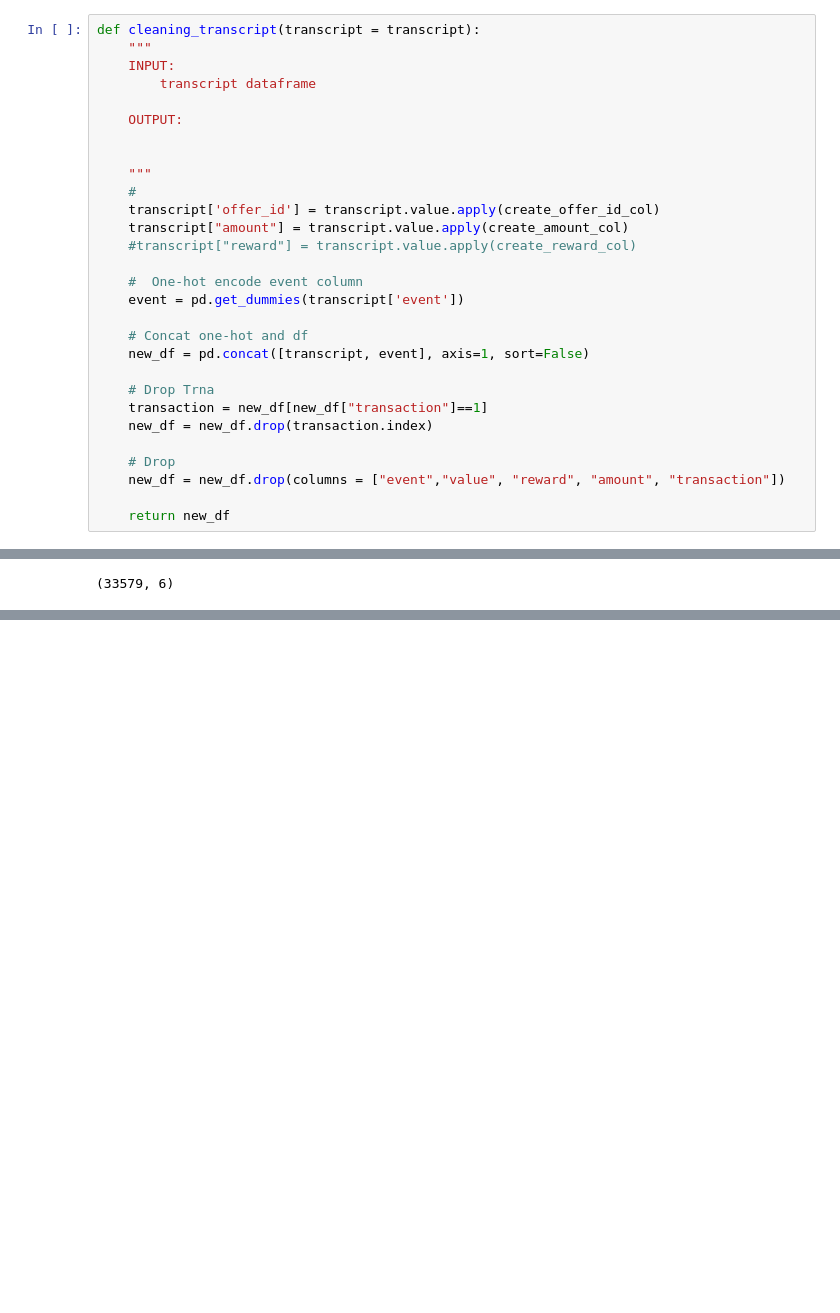
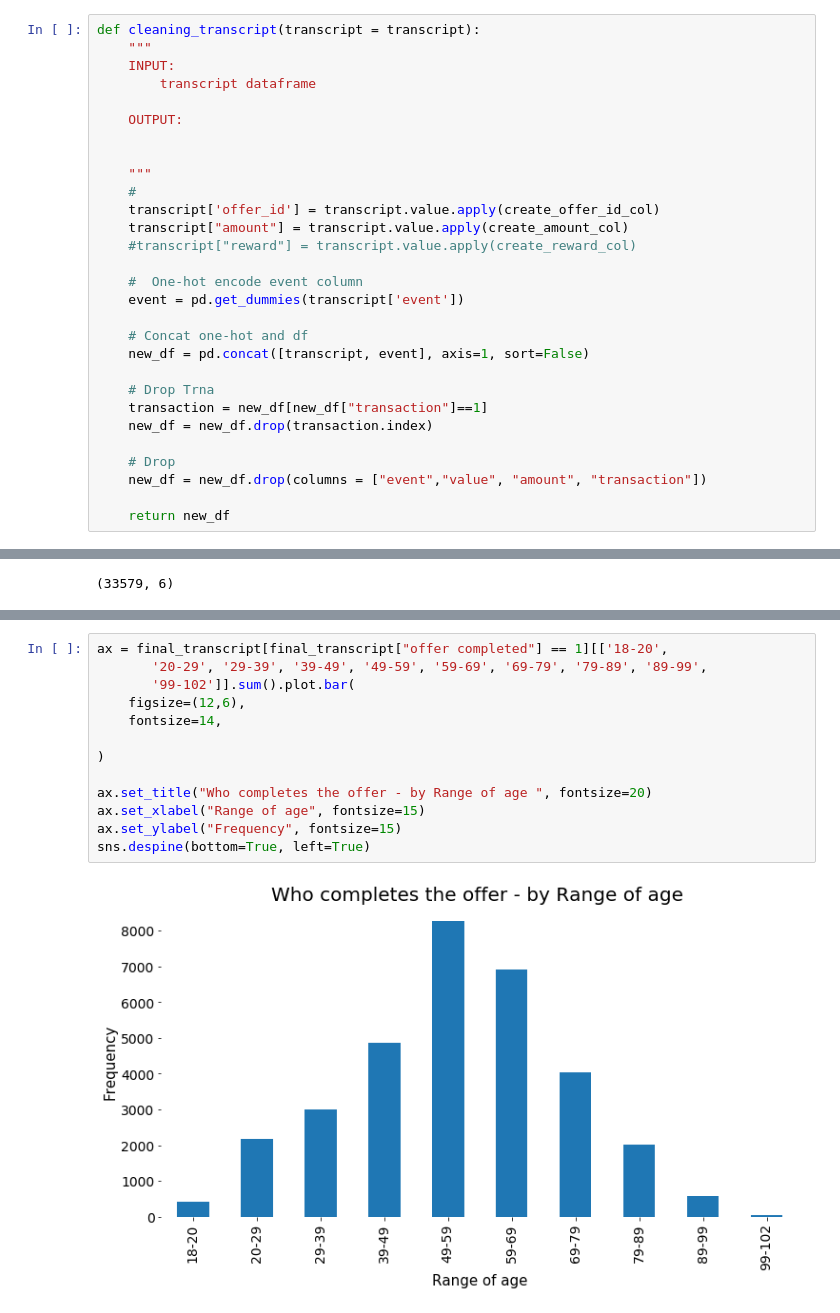
Before and after one commit to ricamos/StarbucksCapstoneChallenge, a Jupyter notebook: Starbucks_Capstone_notebook.ipynb, the cells around one changed output, grey strips where cells are left out. Drawn from its saved outputs; the diff is of its cells as text; blank space fills up the shorter version.

```diff
--- a/Starbucks_Capstone_notebook.ipynb
+++ b/Starbucks_Capstone_notebook.ipynb
@@ -477,7 +458,7 @@ def cleaning_transcript(transcript = transcript):
     new_df = new_df.drop(transaction.index)
 
     # Drop
-    new_df = new_df.drop(columns = ["event","value", "reward", "amount", "transaction"])
+    new_df = new_df.drop(columns = ["event","value", "amount", "transaction"])
 
     return new_df
 # %%
@@ -523,0 +644,15 @@ clean_transcript[clean_transcript["offer completed"]==1].shape
+# %%
+ax = final_transcript[final_transcript["offer completed"] == 1][['18-20',
+       '20-29', '29-39', '39-49', '49-59', '59-69', '69-79', '79-89', '89-99',
+       '99-102']].sum().plot.bar(
+    figsize=(12,6),
+    fontsize=14,
+
+)
+
+ax.set_title("Who completes the offer - by Range of age ", fontsize=20)
+ax.set_xlabel("Range of age", fontsize=15)
+ax.set_ylabel("Frequency", fontsize=15)
+sns.despine(bottom=True, left=True)
+# %% [output]
+[figure, added]
```
Also changed, not shown: parts of 74 cells of this notebook.
